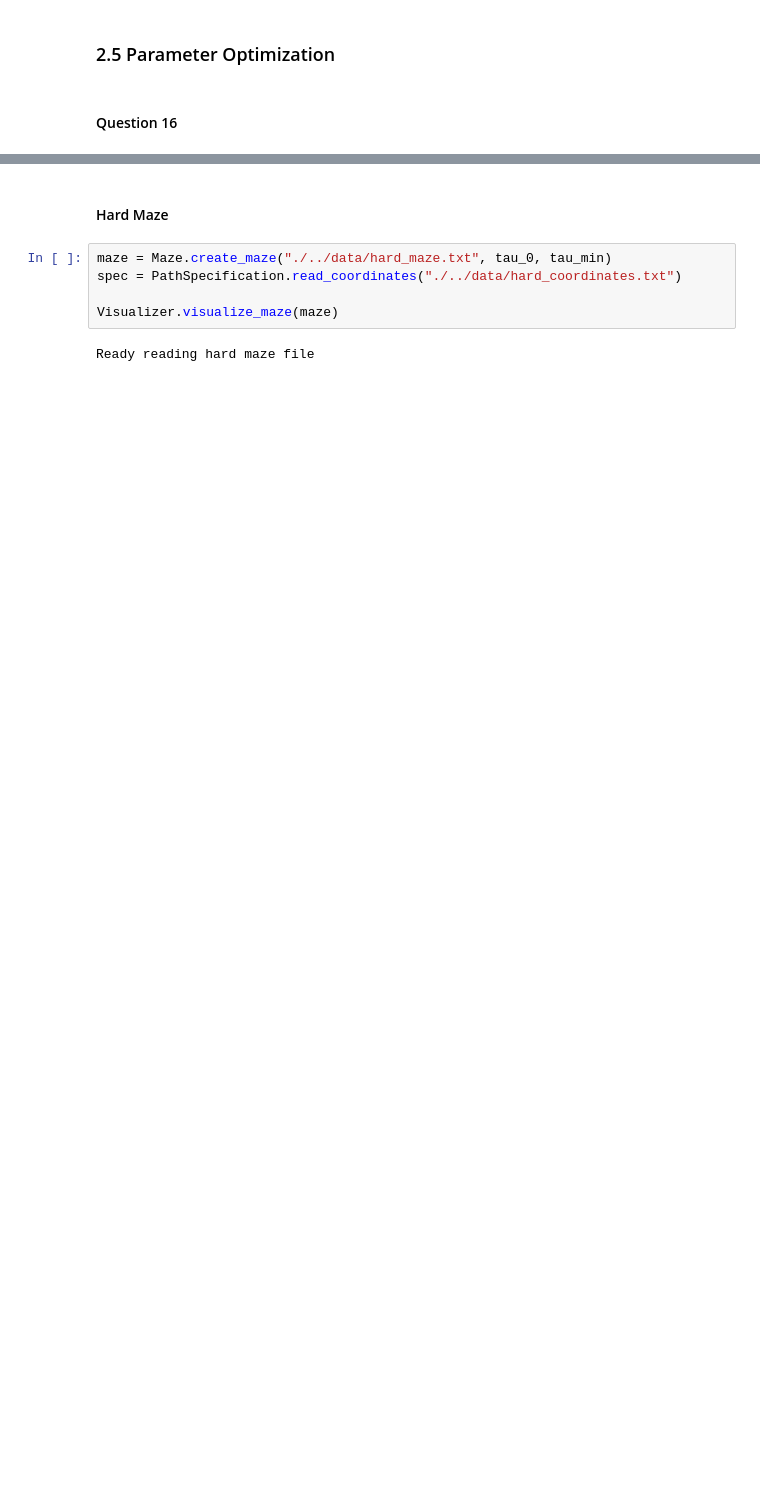
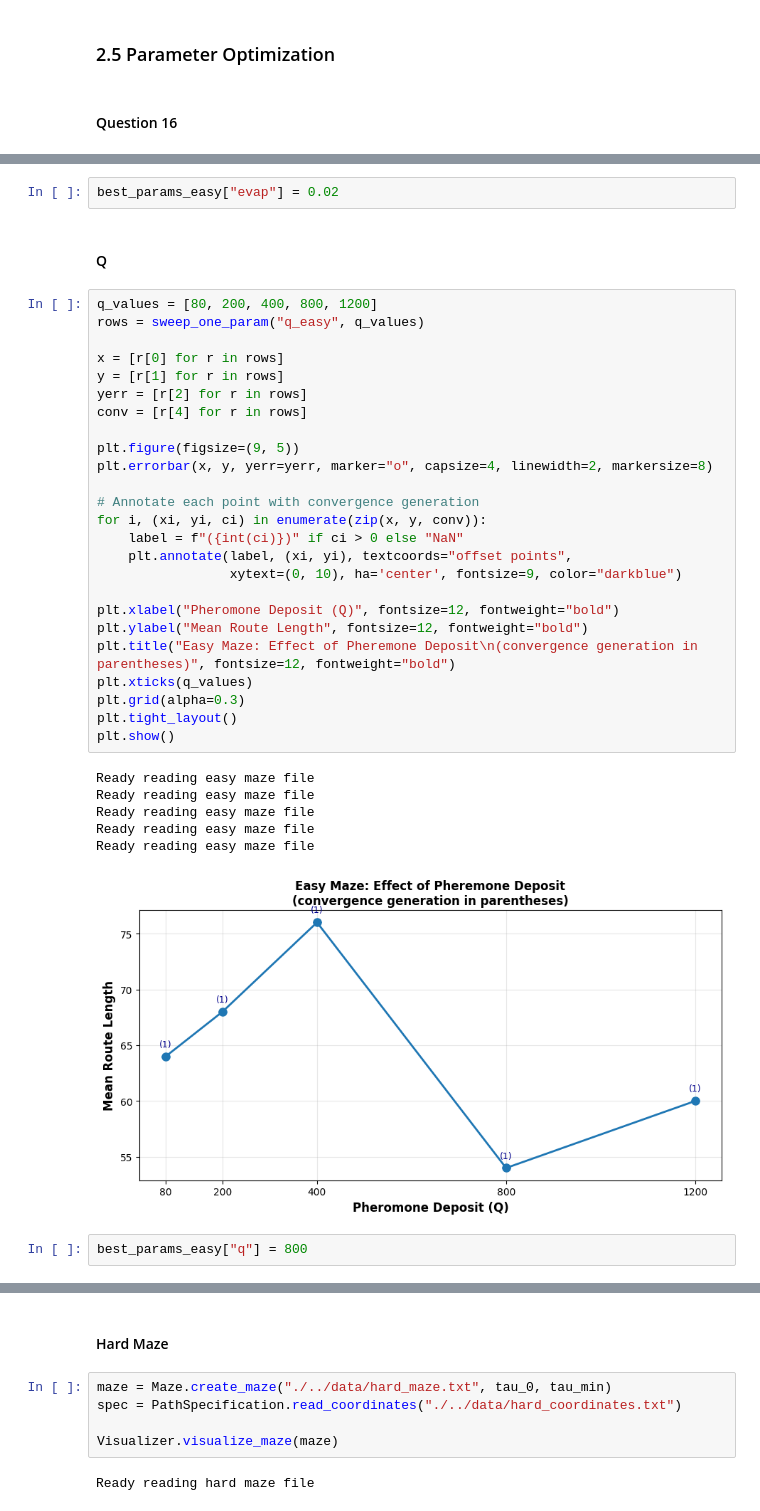
Before and after one commit to alexxhuguett/CI_Assignment2_60, a Jupyter notebook: src/Main.ipynb, the cells around one changed output, grey strips where cells are left out. Drawn from its saved outputs; the diff is of its cells as text; blank space fills up the shorter version.

```diff
--- a/src/Main.ipynb
+++ b/src/Main.ipynb
@@ -1003,0 +1142,38 @@ Ready reading easy maze file
+# %%
+best_params_easy["evap"] = 0.02
+# %% [markdown]
+#### Q
+# %%
+q_values = [80, 200, 400, 800, 1200]
+rows = sweep_one_param("q_easy", q_values)
+
+x = [r[0] for r in rows]
+y = [r[1] for r in rows]
+yerr = [r[2] for r in rows]
+conv = [r[4] for r in rows]
+
+plt.figure(figsize=(9, 5))
+plt.errorbar(x, y, yerr=yerr, marker="o", capsize=4, linewidth=2, markersize=8)
+
+# Annotate each point with convergence generation
+for i, (xi, yi, ci) in enumerate(zip(x, y, conv)):
+    label = f"({int(ci)})" if ci > 0 else "NaN"
+    plt.annotate(label, (xi, yi), textcoords="offset points",
+                 xytext=(0, 10), ha='center', fontsize=9, color="darkblue")
+
+plt.xlabel("Pheromone Deposit (Q)", fontsize=12, fontweight="bold")
+plt.ylabel("Mean Route Length", fontsize=12, fontweight="bold")
+plt.title("Easy Maze: Effect of Pheremone Deposit\n(convergence generation in parentheses)", fontsize=12, fontweight="bold")
+plt.xticks(q_values)
+plt.grid(alpha=0.3)
+plt.tight_layout()
+plt.show()
+# %% [output]
+Ready reading easy maze file
+Ready reading easy maze file
+Ready reading easy maze file
+Ready reading easy maze file
+Ready reading easy maze file
+[figure, added]
+# %%
+best_params_easy["q"] = 800
```
Also changed, not shown: parts of 63 cells of this notebook.
